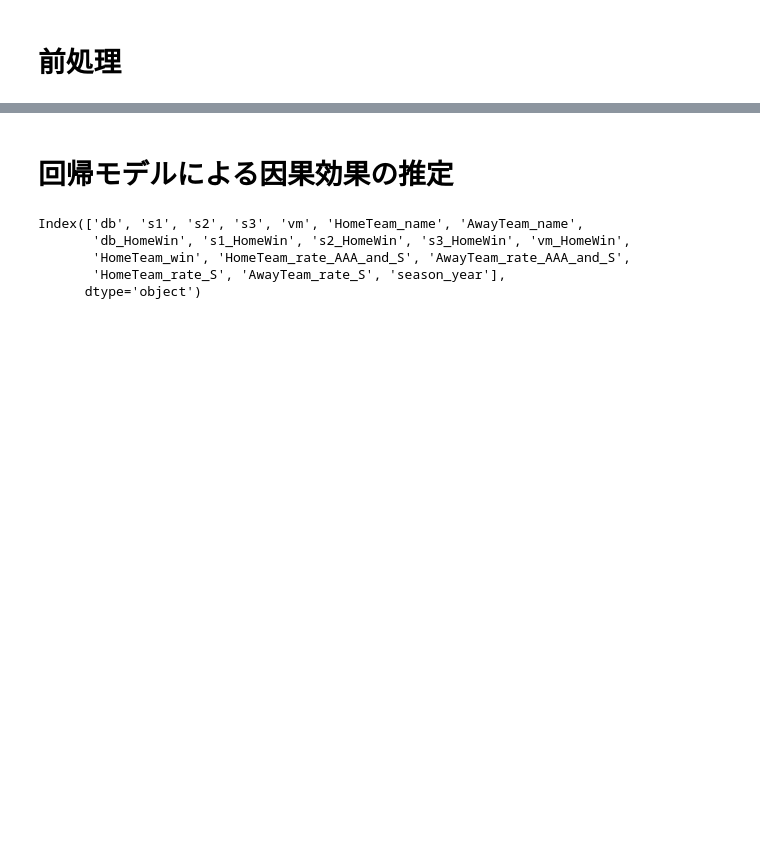
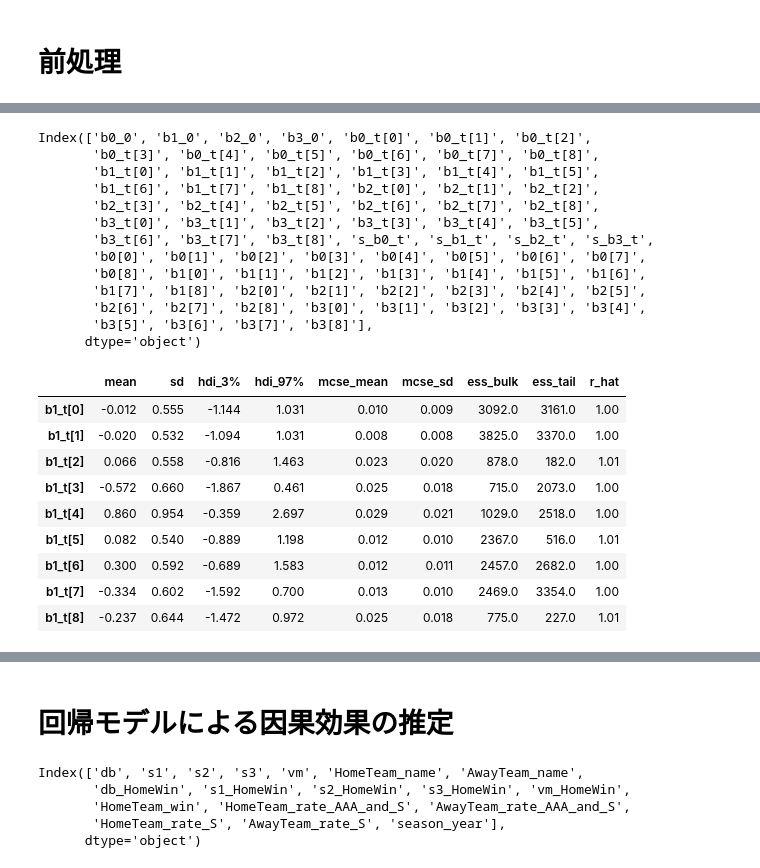
Before and after one commit to morinota/causal_inference_teamMutch_doubles, a Jupyter notebook: analysis_causal_effect_Doubles.ipynb, the cells around one changed output, grey strips where cells are left out. Drawn from its saved outputs; the diff is of its cells as text; code cells hidden in the pictures; blank space fills up the shorter version.

```diff
--- a/analysis_causal_effect_Doubles.ipynb
+++ b/analysis_causal_effect_Doubles.ipynb
@@ -48,2 +173,5 @@ df.head()
 # %% [markdown]
 # 前処理
+# %%
+result_df = az.summary(idata)
+result_df.head()
@@ -49,0 +185,29 @@ df.head()
+# %%
+# b1だけ取り出す.
+print(result_df.index)
+
+result_df['b1_t[0]':'b1_t[8]']
+# %% [output]
+Index(['b0_0', 'b1_0', 'b2_0', 'b3_0', 'b0_t[0]', 'b0_t[1]', 'b0_t[2]',
+       'b0_t[3]', 'b0_t[4]', 'b0_t[5]', 'b0_t[6]', 'b0_t[7]', 'b0_t[8]',
+       'b1_t[0]', 'b1_t[1]', 'b1_t[2]', 'b1_t[3]', 'b1_t[4]', 'b1_t[5]',
+       'b1_t[6]', 'b1_t[7]', 'b1_t[8]', 'b2_t[0]', 'b2_t[1]', 'b2_t[2]',
+       'b2_t[3]', 'b2_t[4]', 'b2_t[5]', 'b2_t[6]', 'b2_t[7]', 'b2_t[8]',
+       'b3_t[0]', 'b3_t[1]', 'b3_t[2]', 'b3_t[3]', 'b3_t[4]', 'b3_t[5]',
+       'b3_t[6]', 'b3_t[7]', 'b3_t[8]', 's_b0_t', 's_b1_t', 's_b2_t', 's_b3_t',
+       'b0[0]', 'b0[1]', 'b0[2]', 'b0[3]', 'b0[4]', 'b0[5]', 'b0[6]', 'b0[7]',
+       'b0[8]', 'b1[0]', 'b1[1]', 'b1[2]', 'b1[3]', 'b1[4]', 'b1[5]', 'b1[6]',
+       'b1[7]', 'b1[8]', 'b2[0]', 'b2[1]', 'b2[2]', 'b2[3]', 'b2[4]', 'b2[5]',
+       'b2[6]', 'b2[7]', 'b2[8]', 'b3[0]', 'b3[1]', 'b3[2]', 'b3[3]', 'b3[4]',
+       'b3[5]', 'b3[6]', 'b3[7]', 'b3[8]'],
+      dtype='object')
+|  | mean | sd | hdi_3% | hdi_97% | mcse_mean | mcse_sd | ess_bulk | ess_tail | r_hat |
+| b1_t[0] | -0.012 | 0.555 | -1.144 | 1.031 | 0.010 | 0.009 | 3092.0 | 3161.0 | 1.00 |
+| b1_t[1] | -0.020 | 0.532 | -1.094 | 1.031 | 0.008 | 0.008 | 3825.0 | 3370.0 | 1.00 |
+| b1_t[2] | 0.066 | 0.558 | -0.816 | 1.463 | 0.023 | 0.020 | 878.0 | 182.0 | 1.01 |
+| b1_t[3] | -0.572 | 0.660 | -1.867 | 0.461 | 0.025 | 0.018 | 715.0 | 2073.0 | 1.00 |
+| b1_t[4] | 0.860 | 0.954 | -0.359 | 2.697 | 0.029 | 0.021 | 1029.0 | 2518.0 | 1.00 |
+| b1_t[5] | 0.082 | 0.540 | -0.889 | 1.198 | 0.012 | 0.010 | 2367.0 | 516.0 | 1.01 |
+| b1_t[6] | 0.300 | 0.592 | -0.689 | 1.583 | 0.012 | 0.011 | 2457.0 | 2682.0 | 1.00 |
+| b1_t[7] | -0.334 | 0.602 | -1.592 | 0.700 | 0.013 | 0.010 | 2469.0 | 3354.0 | 1.00 |
+| b1_t[8] | -0.237 | 0.644 | -1.472 | 0.972 | 0.025 | 0.018 | 775.0 | 227.0 | 1.01 |
```
Also changed, not shown: parts of 9 cells of this notebook, 4 other files.
